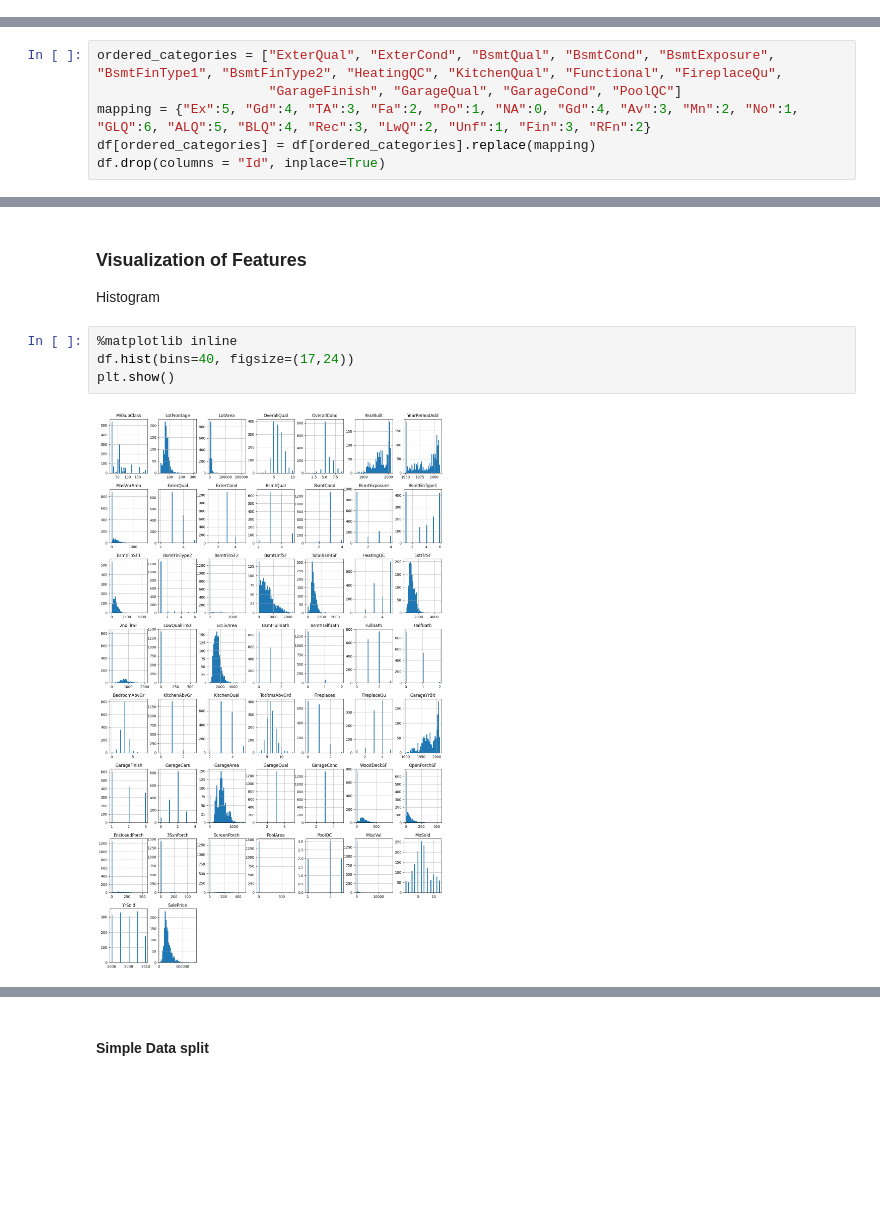
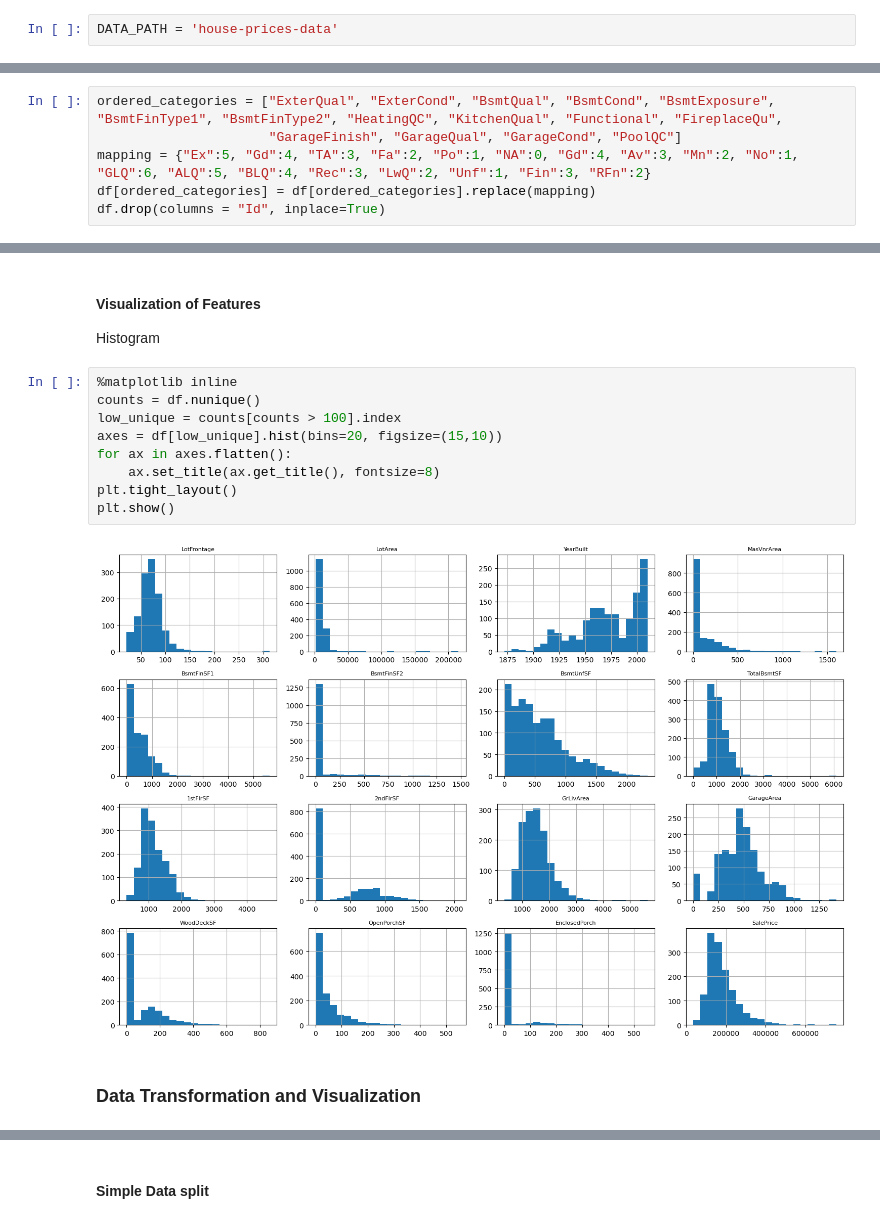
Before and after one commit to lore5g/ML_models_house_price, a Jupyter notebook: house_prices_regression.ipynb, the cells around one changed output, grey strips where cells are left out. Drawn from its saved outputs; the diff is of its cells as text; blank space fills up the shorter version.

```diff
--- a/house_prices_regression.ipynb
+++ b/house_prices_regression.ipynb
@@ -13 +27,3 @@ Mounted at /content/drive
+# %%
+DATA_PATH = 'house-prices-data'
 # %%
@@ -63,10 +88,17 @@ df.drop(columns = "Id", inplace=True)
 # %% [markdown]
-### Visualization of Features
+#### Visualization of Features
 Histogram
 # %%
 %matplotlib inline
-df.hist(bins=40, figsize=(17,24))
+counts = df.nunique()
+low_unique = counts[counts > 100].index
+axes = df[low_unique].hist(bins=20, figsize=(15,10))
+for ax in axes.flatten():
+    ax.set_title(ax.get_title(), fontsize=8)
+plt.tight_layout()
 plt.show()
 # %% [output]
-[figure, old version]
+[figure, new version]
+# %% [markdown]
+### Data Transformation and Visualization
 # %% [markdown]
```
Also changed, not shown: parts of 83 cells of this notebook.
